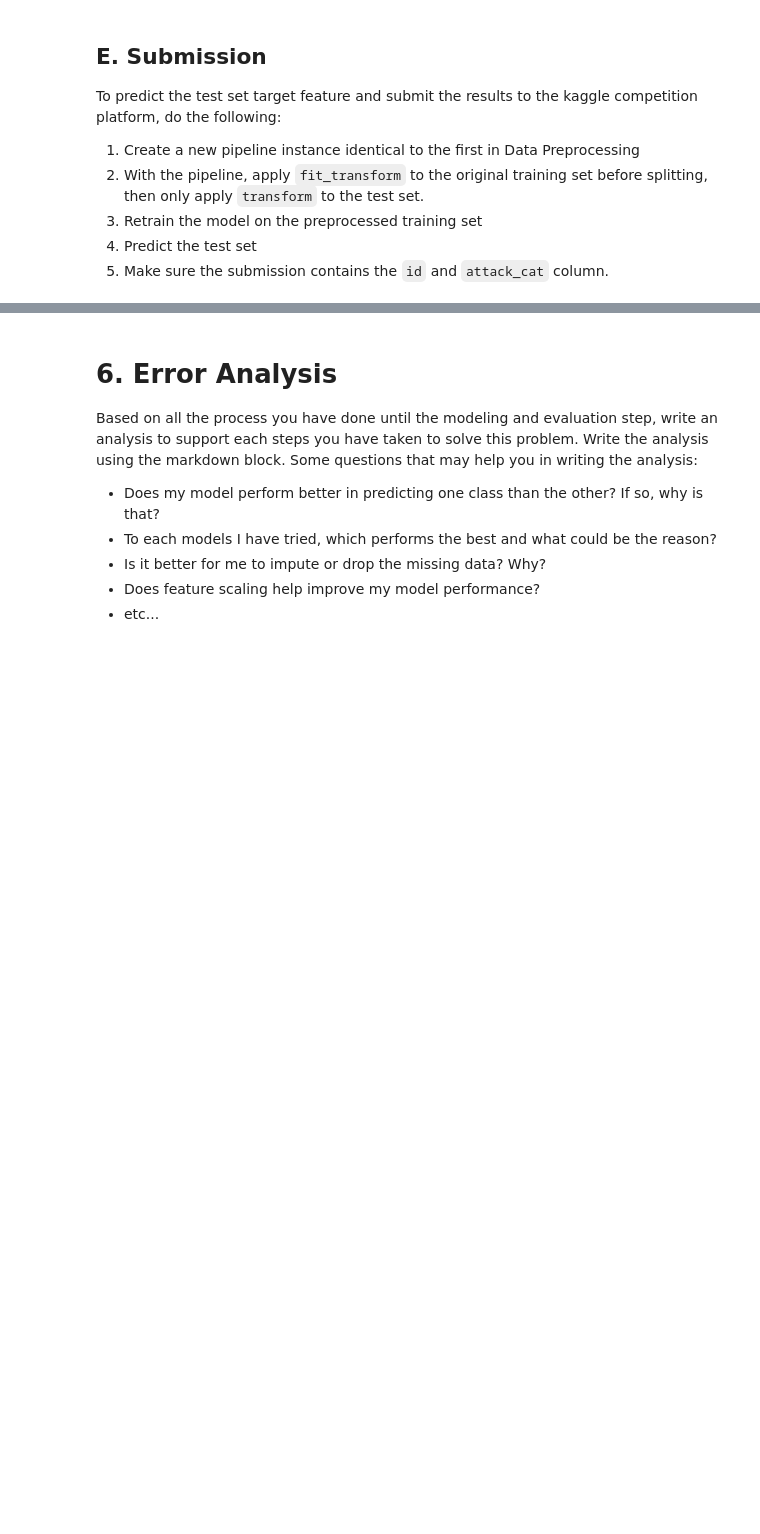
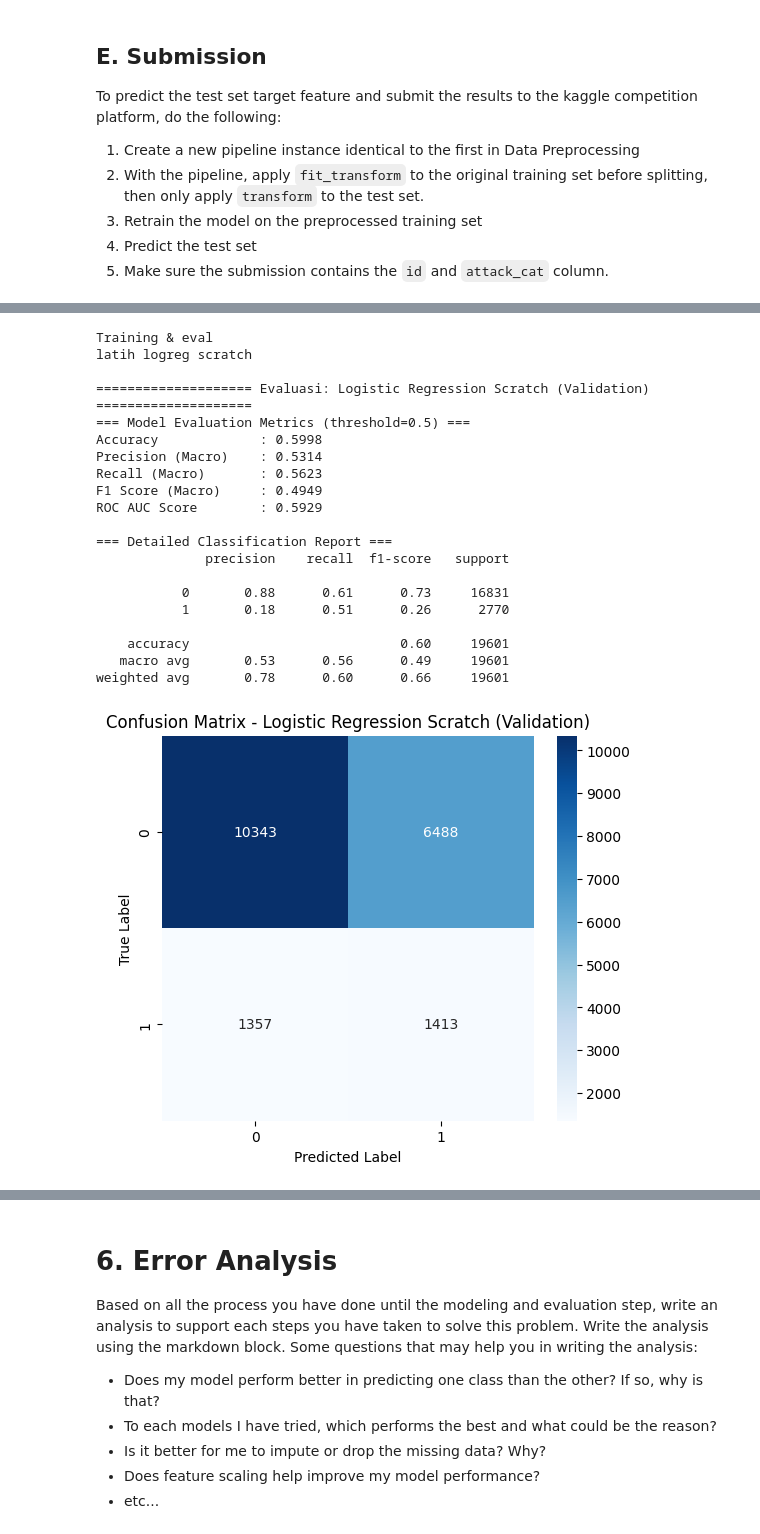
Before and after one commit to Vannier19/Tugas_Besar_Dasar_AI2, a Jupyter notebook: Kelompok_33_Notebook.ipynb, the cells around one changed output, grey strips where cells are left out. Drawn from its saved outputs; the diff is of its cells as text; code cells hidden in the pictures; blank space fills up the shorter version.

```diff
--- a/Kelompok_33_Notebook.ipynb
+++ b/Kelompok_33_Notebook.ipynb
@@ -1338,0 +1569,49 @@ print(submission.head())
+# %%
+print("Training & eval")
+
+# Split Data
+X_train_split, X_val_split, y_train_split, y_val_split = train_test_split(
+    X, y, test_size=0.2, random_state=42, stratify=y # 20 persen
+)
+
+# Handle Imbalance (SMOTE)
+smote = SMOTE(random_state=42)
+X_train_res, y_train_res = smote.fit_resample(X_train_split, y_train_split)
+
+# ubah ke Numpy
+X_train_np = X_train_res.values
+y_train_np = y_train_res.values
+X_val_np = X_val_split.values
+y_val_np = y_val_split.values
+
+print("latih logreg scratch")
+model_submission = LogisticRegressionScratch(learning_rate=0.1, iterations=2000)
+model_submission.fit(X_train_np, y_train_np)
+
+# E. Evaluasi
+y_pred_val = model_submission.predict(X_val_np)
+y_prob_val = model_submission.predict_proba(X_val_np)
+
+evaluate_model(y_val_np, y_pred_val, y_prob_val, "Logistic Regression Scratch (Validation)")
+# %% [output]
+Training & eval
+latih logreg scratch
+
+==================== Evaluasi: Logistic Regression Scratch (Validation) ====================
+=== Model Evaluation Metrics (threshold=0.5) ===
+Accuracy             : 0.5998
+Precision (Macro)    : 0.5314
+Recall (Macro)       : 0.5623
+F1 Score (Macro)     : 0.4949
+ROC AUC Score        : 0.5929
+
+=== Detailed Classification Report ===
+              precision    recall  f1-score   support
+
+           0       0.88      0.61      0.73     16831
+           1       0.18      0.51      0.26      2770
+
+    accuracy                           0.60     19601
+   macro avg       0.53      0.56      0.49     19601
+weighted avg       0.78      0.60      0.66     19601
+[figure, added]
```
Also changed, not shown: parts of 13 cells of this notebook.
